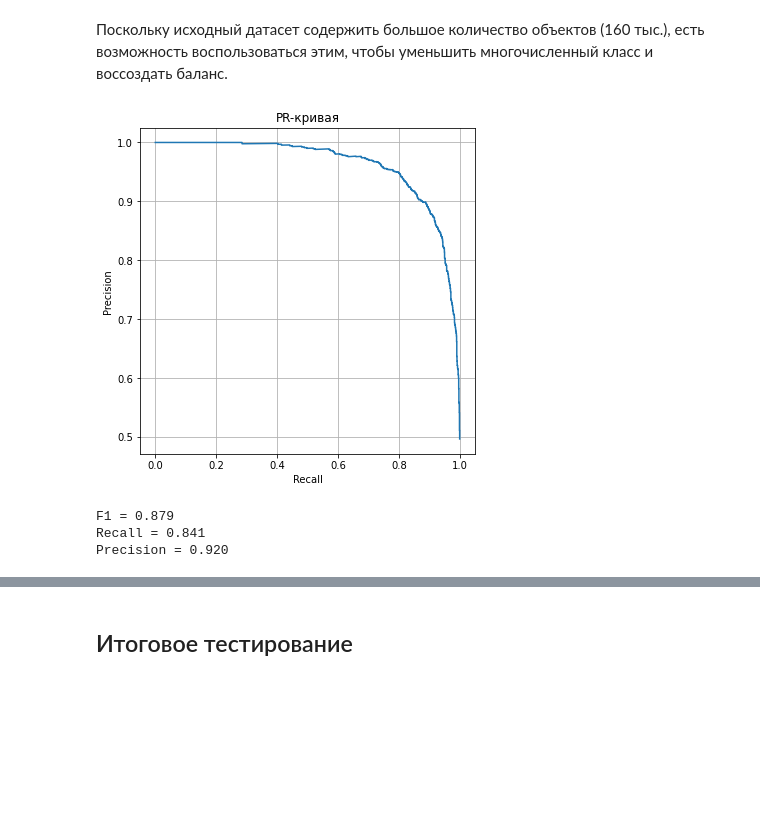
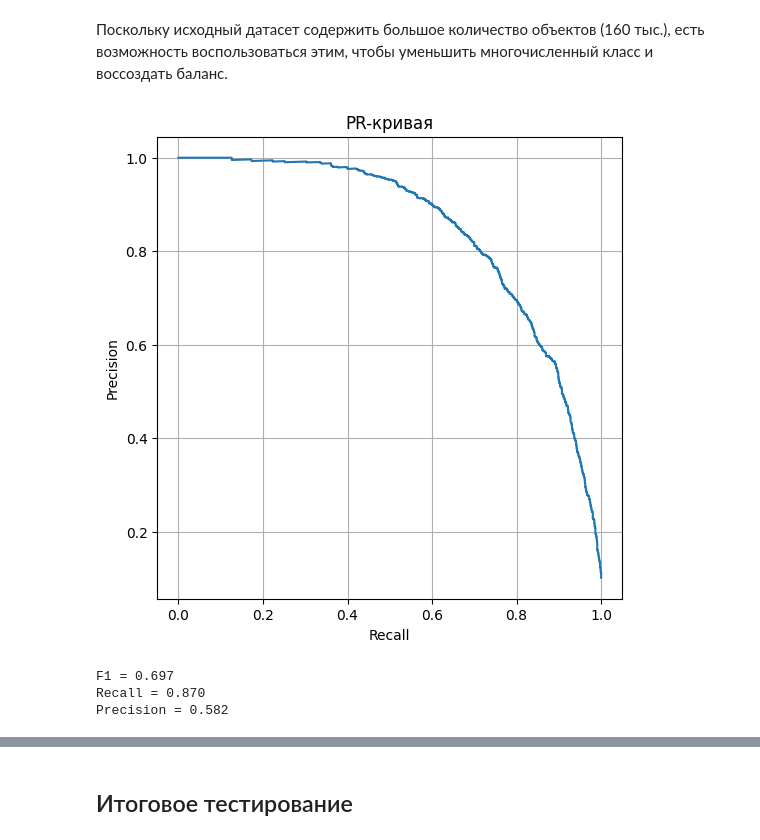
Before and after one commit to Danspers/13.Toxic-comments, a Jupyter notebook: Toxic_comments_detection.ipynb, the cells around one changed output, grey strips where cells are left out. Saved outputs shown, nothing was run; the diff lists cells and outputs as text; code cells hidden in the pictures; blank space fills up the shorter version.

```diff
--- a/Toxic_comments_detection.ipynb
+++ b/Toxic_comments_detection.ipynb
@@ -292,7 +252,8 @@ print('Количество признаков:', X_train_tfidf.shape[1])
 ### LogisticRegression
 # %%
 # объявление модели Логистической регрессии и её гиперпар.
-LogRer_tfidf = LogisticRegression(solver = 'sag',
+LogRer_tfidf = LogisticRegression(C = 11.5,
+                                  solver = 'sag',
                                   random_state = RANDOM_STATE)
 # %%
 # тестирование TF-IDF на Logistic Regression
@@ -327,7 +288,7 @@ Precision = 0.930
 CatBoost_tfidf = CatBoostClassifier(verbose = 100, # шаг вывода информации о процессе обучения
                                     task_type = 'CPU', # среда работы модели
                                     max_depth = 3, # макс. глубина базовых моделей
-                                    learning_rate = 1, # шаг градиентного бустинга
+                                    learning_rate = 0.9, # шаг градиентного бустинга
                                     eval_metric = 'F1') # метрика оценки модели
 # %%
 # обучение CatBoost на фичах TF-IDF
@@ -739,22 +680,12 @@ print("Наивысший показатель F1 = {:.3f}, при смещен
 Поскольку исходный  датасет содержить большое количество объектов (160 тыс.), есть возможность воспользоваться этим, чтобы уменьшить многочисленный класс и воссоздать баланс.
 # %%
 # деление признаков по классам
-target_1   = df.loc[df['toxic'] == 1, 'toxic']
-target_0   = df.loc[df['toxic'] == 0, 'toxic']
-features_1 = df.loc[df['toxic'] == 1, 'lemm_text']
-features_0 = df.loc[df['toxic'] == 0, 'lemm_text']
+target_1   = Y_train_tfidf[Y_train_tfidf == 1]
+target_0   = Y_train_tfidf[Y_train_tfidf == 0]
+features_1 = df.loc[target_1.index, 'lemm_text']
+features_0 = df.loc[target_0.index, 'lemm_text']
 
 # уменьшение выборки многочисленного класса
-target_downsampled   = pd.concat([target_0.sample(frac=(1/9),   random_state=RANDOM_STATE)] + [target_1])
-features_downsampled = pd.concat([features_0.sample(frac=(1/9), random_state=RANDOM_STATE)] + [features_1])
-
-# перемешивание объектов внутри выборки
-X_train_ds, X_other, Y_train_ds, Y_other = train_test_split(features_downsampled,
-                                                            target_downsampled,
-                                                            train_size = 0.8,
-                                                            random_state = RANDOM_STATE)
-# выделение валидационной и тестовой выборок
-X_valid_ds, X_test_ds, Y_valid_ds, Y_test_ds = train_test_split(X_other,
-                                                                Y_other,
-                                                                test_size = 0.50,
-                                                                random_state = RANDOM_STATE)
+Y_downsampled = pd.concat([target_0.sample(frac=(1/9),   random_state=RANDOM_STATE)] + [target_1])
+X_downsampled = pd.concat([features_0.sample(frac=(1/9), random_state=RANDOM_STATE)] + [features_1])
+X_downsampled = count_tf_idf.transform(X_downsampled)
@@ -766,28 +692,28 @@ X_test_ds  = count_tf_idf.transform(X_test_ds)
 # %%
 # тестирование TF-IDF на Logistic Regression
 LogRer_tfidf_sd = LogisticRegression(solver = 'sag', random_state = RANDOM_STATE)
-LogRer_tfidf_sd.fit(X_train_ds, Y_train_ds)
-prediction_valid = LogRer_tfidf_sd.predict(X_valid_ds)
-proba_valid = LogRer_tfidf_sd.predict_proba(X_valid_ds)
-precision, recall, thresholds = precision_recall_curve(Y_valid_ds, proba_valid[:, 1])
+LogRer_tfidf_sd.fit(X_downsampled, Y_downsampled)
+prediction_valid = LogRer_tfidf_sd.predict(X_valid_tfidf)
+proba_valid = LogRer_tfidf_sd.predict_proba(X_valid_tfidf)
+precision, recall, thresholds = precision_recall_curve(Y_valid_tfidf, proba_valid[:, 1])
 
 # PR-кривая
 plt.figure(figsize=(6, 6))
 plt.plot(recall, precision)
 plt.title('PR-кривая')
 plt.xlabel('Recall')
 plt.ylabel('Precision')
 plt.grid()
 plt.show()
 
 # метрики
-print('F1 = {:.3f}'.format(f1_score(Y_valid_ds, prediction_valid)))
-print('Recall = {:.3f}'.format(recall_score(Y_valid_ds, prediction_valid)))
-print('Precision = {:.3f}'.format(precision_score(Y_valid_ds, prediction_valid)))
+print('F1 = {:.3f}'.format(f1_score(Y_valid_tfidf, prediction_valid)))
+print('Recall = {:.3f}'.format(recall_score(Y_valid_tfidf, prediction_valid)))
+print('Precision = {:.3f}'.format(precision_score(Y_valid_tfidf, prediction_valid)))
 # %% [output]
-[figure, old version]
+[figure, new version]
-F1 = 0.879
-Recall = 0.841
-Precision = 0.920
+F1 = 0.697
+Recall = 0.870
+Precision = 0.582
 # %%
 # обучение CatBoost на ресемплированных фичах TF-IDF
```
Also changed, not shown: parts of 49 cells of this notebook.
